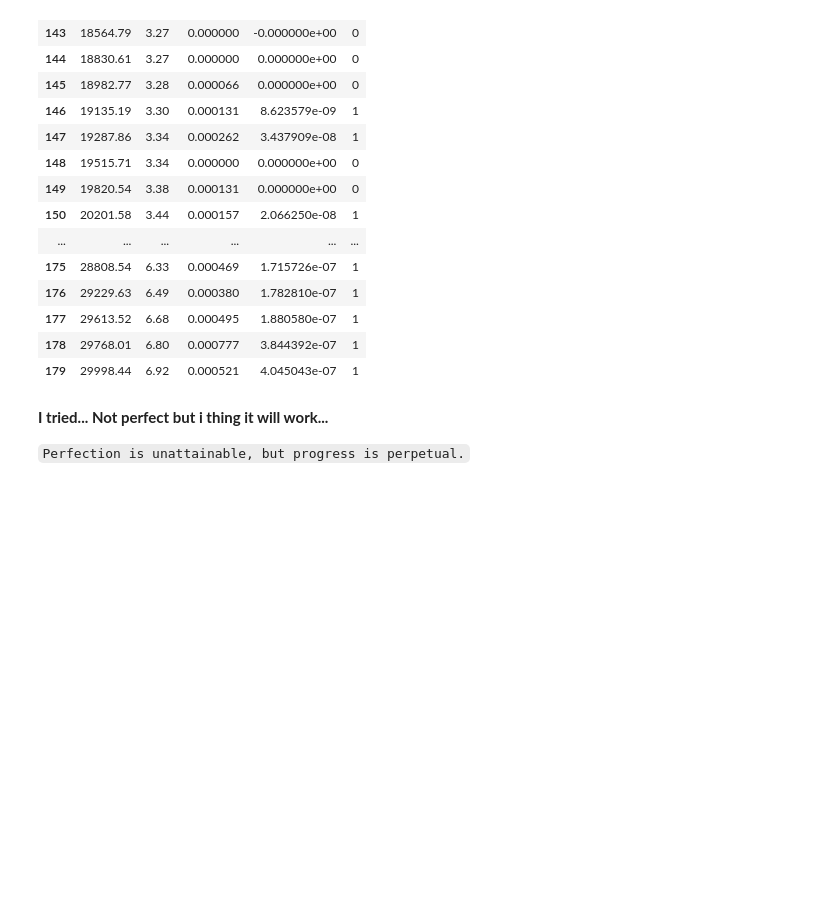
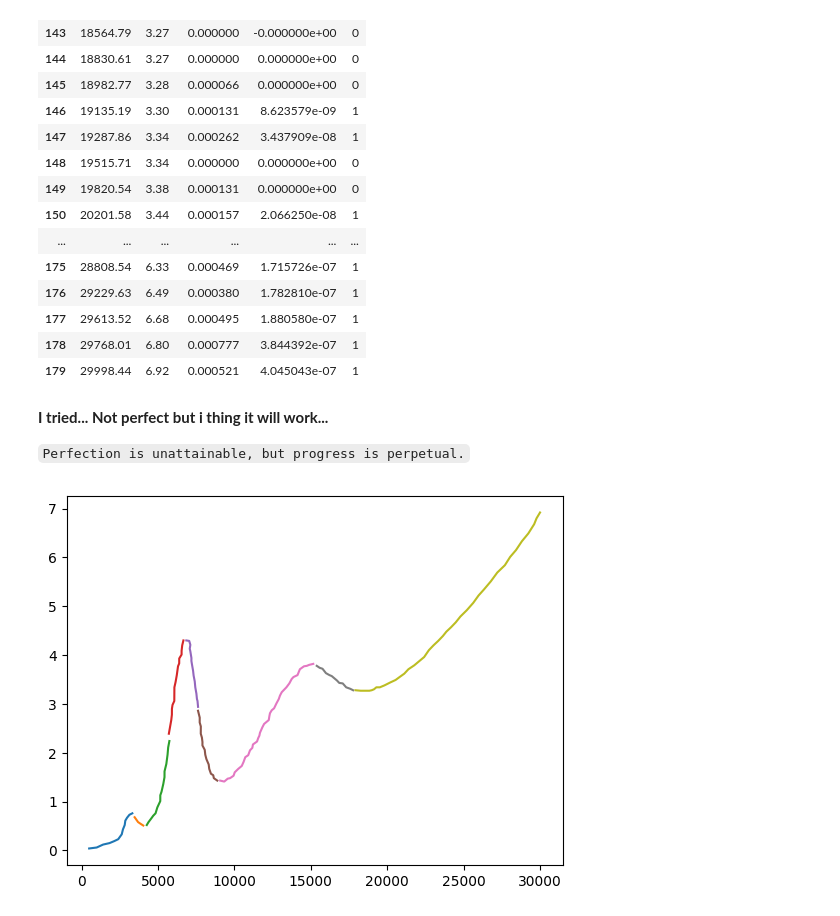
Before and after one commit to iampramodyadav/DataSplitFit, a Jupyter notebook: fit.ipynb, the cells around one changed output. Cells and saved outputs as stored; diff of their text form; code cells hidden in the pictures; blank space fills up the shorter version.

```diff
--- a/fit.ipynb
+++ b/fit.ipynb
@@ -149,6 +151,7 @@ indices2.append(0)
 for i in range (len(gap)):
     if gap[i]>3:
         indices2.append(indices[i])
+indices2.append(len(df))
 # %%
 indices2
 # %% [output]
@@ -313,3 +316,10 @@ for i in range(k):
 **I tried... Not perfect but i thing it will work...**
 
 `Perfection is unattainable, but progress is perpetual.`
+# %%
+for i in range(k):
+    x=a[i].Temp
+    y=a[i].k
+    plt.plot(x,y)
+# %% [output]
+[figure, added]
```
Also changed, not shown: parts of 5 cells of this notebook.
